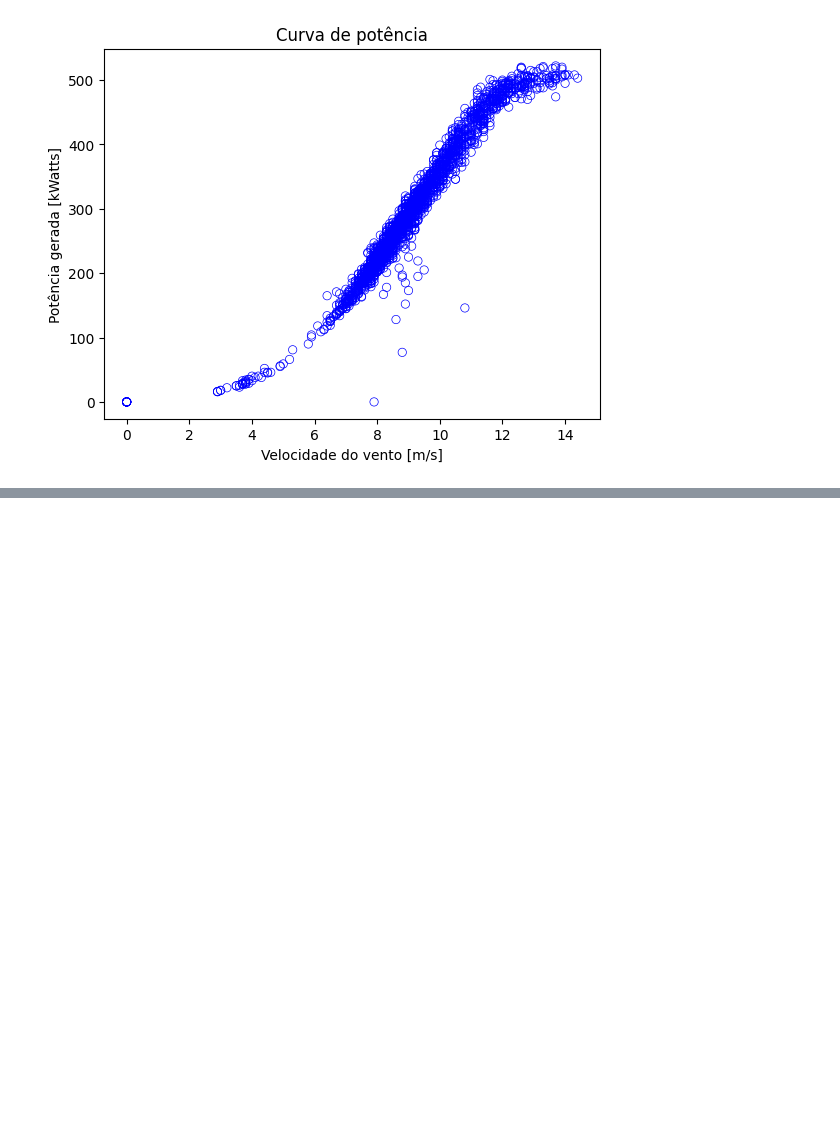
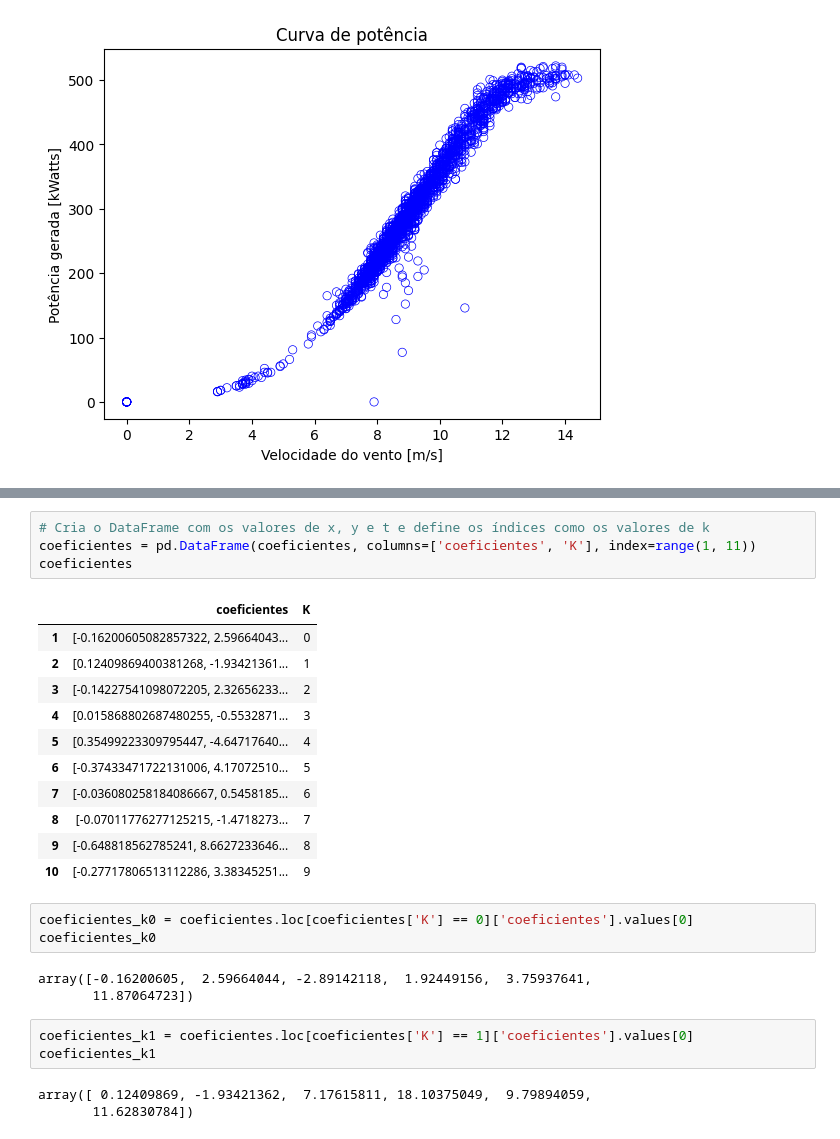
Before and after one commit to rmouram/ica_trabalho, a Jupyter notebook: tc2/q2.ipynb, the cells around one changed output, grey strips where cells are left out. Saved outputs shown, nothing was run; the diff lists cells and outputs as text; blank space fills up the shorter version.

```diff
--- a/tc2/q2.ipynb
+++ b/tc2/q2.ipynb
@@ -100,0 +148,28 @@ Best fitness: 600654677059.9286
+# %%
+# Cria o DataFrame com os valores de x, y e t e define os índices como os valores de k
+coeficientes = pd.DataFrame(coeficientes, columns=['coeficientes', 'K'], index=range(1, 11))
+coeficientes
+# %% [output]
+|  | coeficientes | K |
+| 1 | [-0.16200605082857322, 2.59664043... | 0 |
+| 2 | [0.12409869400381268, -1.93421361... | 1 |
+| 3 | [-0.14227541098072205, 2.32656233... | 2 |
+| 4 | [0.015868802687480255, -0.5532871... | 3 |
+| 5 | [0.35499223309795447, -4.64717640... | 4 |
+| 6 | [-0.37433471722131006, 4.17072510... | 5 |
+| 7 | [-0.036080258184086667, 0.5458185... | 6 |
+| 8 | [-0.07011776277125215, -1.4718273... | 7 |
+| 9 | [-0.648818562785241, 8.6627233646... | 8 |
+| 10 | [-0.27717806513112286, 3.38345251... | 9 |
+# %%
+coeficientes_k0 = coeficientes.loc[coeficientes['K'] == 0]['coeficientes'].values[0]
+coeficientes_k0
+# %% [output]
+array([-0.16200605,  2.59664044, -2.89142118,  1.92449156,  3.75937641,
+       11.87064723])
+# %%
+coeficientes_k1 = coeficientes.loc[coeficientes['K'] == 1]['coeficientes'].values[0]
+coeficientes_k1
+# %% [output]
+array([ 0.12409869, -1.93421362,  7.17615811, 18.10375049,  9.79894059,
+       11.62830784])
```
Also changed, not shown: parts of 7 cells of this notebook, 53 other files.
